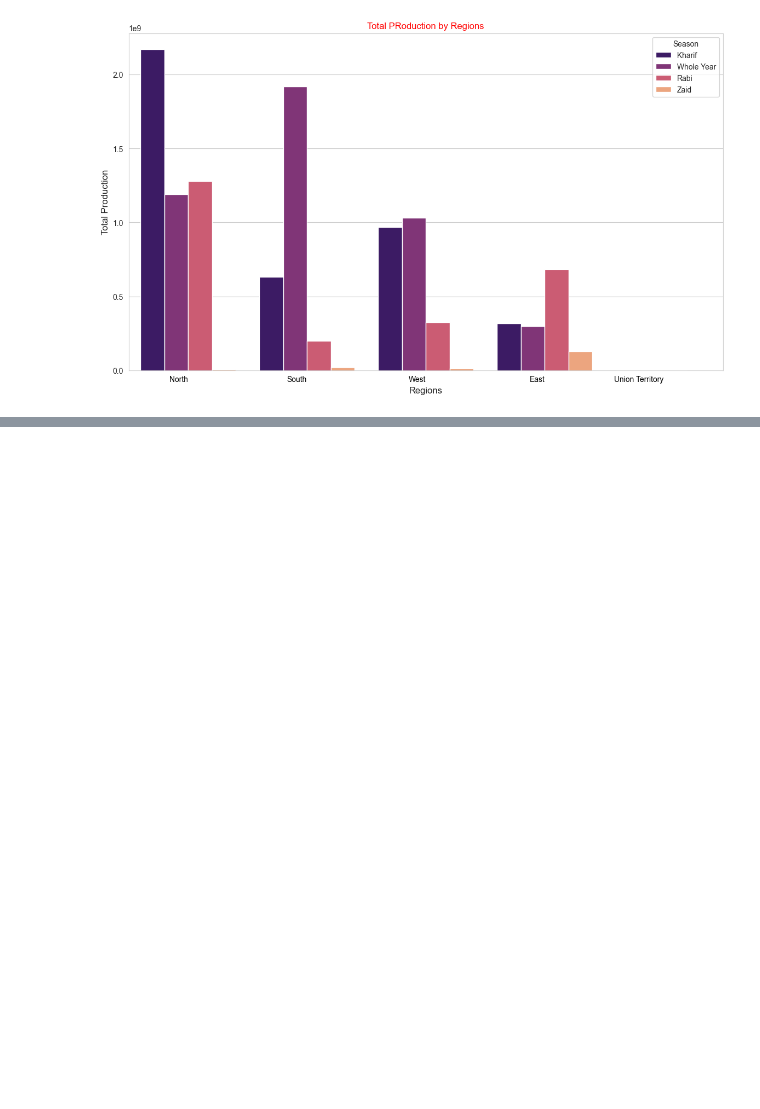
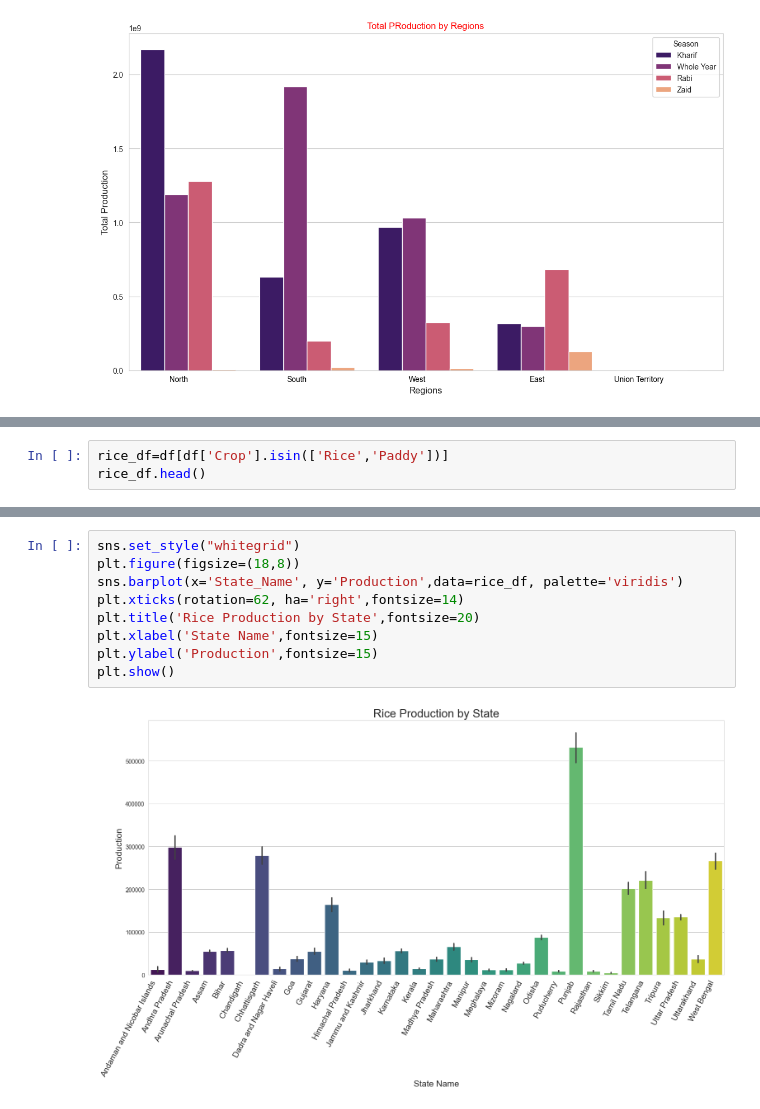
Before and after one commit to Fransis-DS24/Crop-Production-Analysis-Project, a Jupyter notebook: Project_Crop_Prodcution.ipynb, the cells around one changed output, grey strips where cells are left out. Cells and saved outputs as stored; diff of their text form; blank space fills up the shorter version.

```diff
--- a/Project_Crop_Prodcution.ipynb
+++ b/Project_Crop_Prodcution.ipynb
@@ -525,0 +563,3 @@ plt.show()
+# %%
+rice_df=df[df['Crop'].isin(['Rice','Paddy'])]
+rice_df.head()
@@ -525,0 +573,11 @@ plt.show()
+# %%
+sns.set_style("whitegrid")
+plt.figure(figsize=(18,8))
+sns.barplot(x='State_Name', y='Production',data=rice_df, palette='viridis')
+plt.xticks(rotation=62, ha='right',fontsize=14)
+plt.title('Rice Production by State',fontsize=20)
+plt.xlabel('State Name',fontsize=15)
+plt.ylabel('Production',fontsize=15)
+plt.show()
+# %% [output]
+[figure, added]
```
Also changed, not shown: parts of 38 cells of this notebook.
